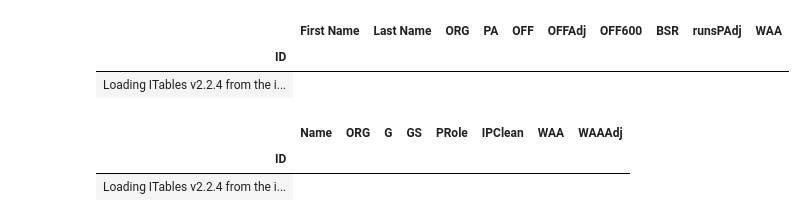
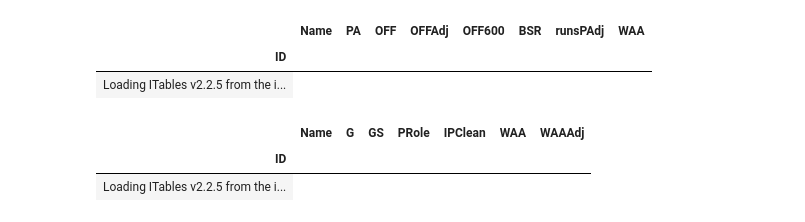
Before and after one commit to cmp66/ootp-analytics, a Jupyter notebook: dataImport.ipynb, the cells around one changed output. Cells and saved outputs as stored; diff of their text form; code cells hidden in the pictures.

```diff
--- a/dataImport.ipynb
+++ b/dataImport.ipynb
@@ -71,15 +76,19 @@ df_player_fielding_stats["league"] = league
-# %%
-df_player_fielding_stats = fielding.calculate_player_fielding_stats(df_player_fielding_stats)
-df_player_fielding_stats.to_csv(f"./files/{league}/{season}/output/{league}-{season}-fielding.csv")
+# %%
+df_league_fielding_totals, df_league_fielding_attributes, df_player_fielding_stats = fielding.calculate_player_fielding_stats(df_player_fielding_stats, df_player_ratings)
+df_player_fielding_stats["season"] = season
+df_player_fielding_stats["league"] = league
+df_league_fielding_totals.to_csv(f"./files/{league}/{season}/output/{league}-{season}-fielding-totals.csv")
+df_league_fielding_attributes.to_csv(f"./files/{league}/{season}/output/{league}-{season}-fielding-attributes.csv")
+df_player_fielding_stats.to_csv(f"./files/{league}/{season}/output/{league}-{season}-fielding.csv")
 # %%
 league_pitching_totals = {
     "PA": df_player_pitching_stats["BF"].sum(),
     "AB": df_player_pitching_stats["AB"].sum(),
     "R": df_player_pitching_stats["R"].sum(),
     "H": df_player_pitching_stats["HA"].sum(),
-    "1B": df_player_pitching_stats["1B"].sum(),
-    "2B": df_player_pitching_stats["2B"].sum(),
-    "3B": df_player_pitching_stats["3B"].sum(),
+    "1B": df_player_pitching_stats["SINGLE"].sum(),
+    "2B": df_player_pitching_stats["DOUBLE"].sum(),
+    "3B": df_player_pitching_stats["TRIPLE"].sum(),
     "HR": df_player_pitching_stats["HR"].sum(),
     "BB": df_player_pitching_stats["BB"].sum(),
     "IBB": df_player_pitching_stats["IBB"].sum(),
@@ -99,7 +108,9 @@ df_lg_pitching_stat["season"] = season
 df_lg_pitching_stat["league"] = league
 df_lg_pitching_stat.set_index("Stat", inplace=True)
 # %%
-df_player_pitching_stats = pitching.calculate_player_pitching_stats(df_player_pitching_stats, df_lg_pitching_stat, league)
+df_player_pitching_stats = pitching.calculate_player_pitching_stats(df_player_pitching_stats, df_lg_pitching_stat, df_player_ratings, league)
+df_player_pitching_stats["season"] = season
+df_player_pitching_stats["league"] = league
 
 pd.DataFrame(league_pitching_totals, index=[0]).to_csv(f"./files/{league}/{season}/output/{league}-{season}-pitching-totals.csv")
 df_player_pitching_stats.to_csv(f"./files/{league}/{season}/output/{league}-{season}-pitching.csv")
@@ -157,26 +124,26 @@ Index(['ID', 'Name', 'First Name', 'Last Name', 'Mor', 'ORG', 'Lev', 'Age',
 # %%
 
 display_title = "Player Pitching Stats"
-pitching_columns_to_display = ['Name', 'ORG', 'G', 'GS', 'PRole', 'IPClean', 'WAA', 'WAAAdj']
-batting_columns_to_display = ['First Name', 'Last Name', 'ORG', 'PA', 'OFF', 'OFFAdj', 'OFF600', 'BSR', 'runsPAdj', 'WAA']
-fielding_columns_to_display = ['ID', 'Name', 'ORG', 'POS', 'IPClean', 'runsPAdj']
+pitching_columns_to_display = ['Name', 'G', 'GS', 'PRole', 'IPClean', 'WAA', 'WAAAdj']
+batting_columns_to_display = ['Name', 'PA', 'OFF', 'OFFAdj', 'OFF600', 'BSR', 'runsPAdj', 'WAA']
+fielding_columns_to_display = ['ID', 'Name', 'POS', 'IPClean', 'runsPAdj']
 
 df_non_pitcher_fielders = df_player_fielding_stats.loc[df_player_fielding_stats['POS'] != 'P']
 fielding_group = df_non_pitcher_fielders.groupby('ID')
 fielding_values = fielding_group['runsPAdj'].sum()
 df_batter_pivot = pd.concat([df_player_batting_stats, fielding_values], axis='columns')
 df_batter_pivot['WAA']=(df_batter_pivot['OFFAdj'] + df_batter_pivot['BSR'] + df_batter_pivot['runsPAdj']) / 10.0
 
 with pd.option_context("display.float_format", "{:,.2f}".format):
     show(df_batter_pivot[batting_columns_to_display], show='grid',searching=True, paging=True, index=True, classes="display nowrap compact",  lengthMenu=[20])
     show(df_player_pitching_stats[pitching_columns_to_display], show='grid',searching=True, paging=True, index=True, classes="display nowrap compact", lengthMenu=[20])
 # %% [output]
-|  | First Name | Last Name | ORG | PA | OFF | OFFAdj | OFF600 | BSR | runsPAdj | WAA |
-| ID |  |  |  |  |  |  |  |  |  |  |
-| Loading ITables v2.2.4 from the i... |
+|  | Name | PA | OFF | OFFAdj | OFF600 | BSR | runsPAdj | WAA |
+| ID |  |  |  |  |  |  |  |  |
+| Loading ITables v2.2.5 from the i... |
-|  | Name | ORG | G | GS | PRole | IPClean | WAA | WAAAdj |
-| ID |  |  |  |  |  |  |  |  |
-| Loading ITables v2.2.4 from the i... |
+|  | Name | G | GS | PRole | IPClean | WAA | WAAAdj |
+| ID |  |  |  |  |  |  |  |
+| Loading ITables v2.2.5 from the i... |
 # %%
 show(df_player_fielding_stats[fielding_columns_to_display], show='grid',searching=True, paging=True, index=True, classes="display nowrap compact",  lengthMenu=[15])
 # %% [output]
```
Also changed, not shown: parts of 14 cells of this notebook, 27 other files.
